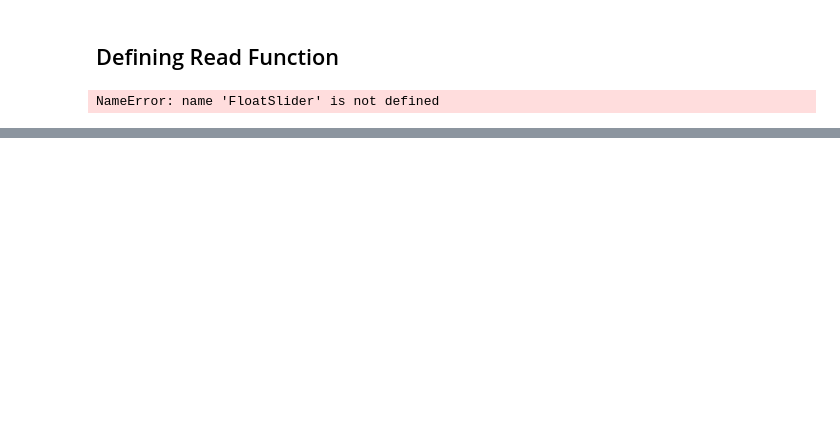
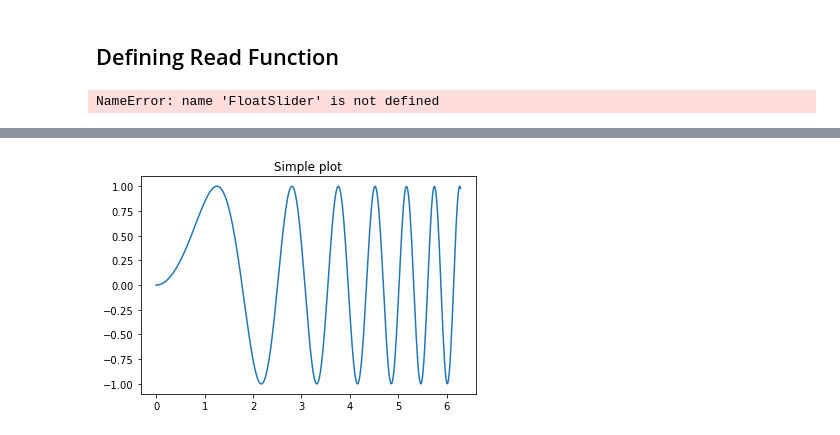
Before and after one commit to mushtahid/The-Black-Death, a Jupyter notebook: Trial and Error.ipynb, the cells around one changed output, grey strips where cells are left out. Cells and saved outputs as stored; diff of their text form; code cells hidden in the pictures; blank space fills up the shorter version.

```diff
--- a/Trial and Error.ipynb
+++ b/Trial and Error.ipynb
@@ -171,0 +188,84 @@ NameError: name 'FloatSlider' is not defined
+# %%
+"""Examples illustrating the use of plt.subplots().
+
+This function creates a figure and a grid of subplots with a single call, while
+providing reasonable control over how the individual plots are created.  For
+very refined tuning of subplot creation, you can still use add_subplot()
+directly on a new figure.
+"""
+
+import matplotlib.pyplot as plt
+import numpy as np
+
+# Simple data to display in various forms
+x = np.linspace(0, 2 * np.pi, 400)
+y = np.sin(x ** 2)
+
+plt.close('all')
+
+# Just a figure and one subplot
+f, ax = plt.subplots()
+ax.plot(x, y)
+ax.set_title('Simple plot')
+
+# Two subplots, the axes array is 1-d
+f, axarr = plt.subplots(2, sharex=True)
+axarr[0].plot(x, y)
+axarr[0].set_title('Sharing X axis')
+axarr[1].scatter(x, y)
+
+# Two subplots, unpack the axes array immediately
+f, (ax1, ax2) = plt.subplots(1, 2, sharey=True)
+ax1.plot(x, y)
+ax1.set_title('Sharing Y axis')
+ax2.scatter(x, y)
+
+# Three subplots sharing both x/y axes
+f, (ax1, ax2, ax3) = plt.subplots(3, sharex=True, sharey=True)
+ax1.plot(x, y)
+ax1.set_title('Sharing both axes')
+ax2.scatter(x, y)
+ax3.scatter(x, 2 * y ** 2 - 1, color='r')
+# Fine-tune figure; make subplots close to each other and hide x ticks for
+# all but bottom plot.
+f.subplots_adjust(hspace=0)
+plt.setp([a.get_xticklabels() for a in f.axes[:-1]], visible=False)
+
+# row and column sharing
+f, ((ax1, ax2), (ax3, ax4)) = plt.subplots(2, 2, sharex='col', sharey='row')
+ax1.plot(x, y)
+ax1.set_title('Sharing x per column, y per row')
+ax2.scatter(x, y)
+ax3.scatter(x, 2 * y ** 2 - 1, color='r')
+ax4.plot(x, 2 * y ** 2 - 1, color='r')
+
+# Four axes, returned as a 2-d array
+f, axarr = plt.subplots(2, 2)
+axarr[0, 0].plot(x, y)
+axarr[0, 0].set_title('Axis [0,0]')
+axarr[0, 1].scatter(x, y)
+axarr[0, 1].set_title('Axis [0,1]')
+axarr[1, 0].plot(x, y ** 2)
+axarr[1, 0].set_title('Axis [1,0]')
+axarr[1, 1].scatter(x, y ** 2)
+axarr[1, 1].set_title('Axis [1,1]')
+# Fine-tune figure; hide x ticks for top plots and y ticks for right plots
+plt.setp([a.get_xticklabels() for a in axarr[0, :]], visible=False)
+plt.setp([a.get_yticklabels() for a in axarr[:, 1]], visible=False)
+
+# Four polar axes
+f, axarr = plt.subplots(2, 2, subplot_kw=dict(projection='polar'))
+axarr[0, 0].plot(x, y)
+axarr[0, 0].set_title('Axis [0,0]')
+axarr[0, 1].scatter(x, y)
+axarr[0, 1].set_title('Axis [0,1]')
+axarr[1, 0].plot(x, y ** 2)
+axarr[1, 0].set_title('Axis [1,0]')
+axarr[1, 1].scatter(x, y ** 2)
+axarr[1, 1].set_title('Axis [1,1]')
+# Fine-tune figure; make subplots farther from each other.
+f.subplots_adjust(hspace=0.3)
+
+plt.show()
+# %% [output]
+[figure, added]
```
Also changed, not shown: parts of 3 cells of this notebook, 2 other files.
